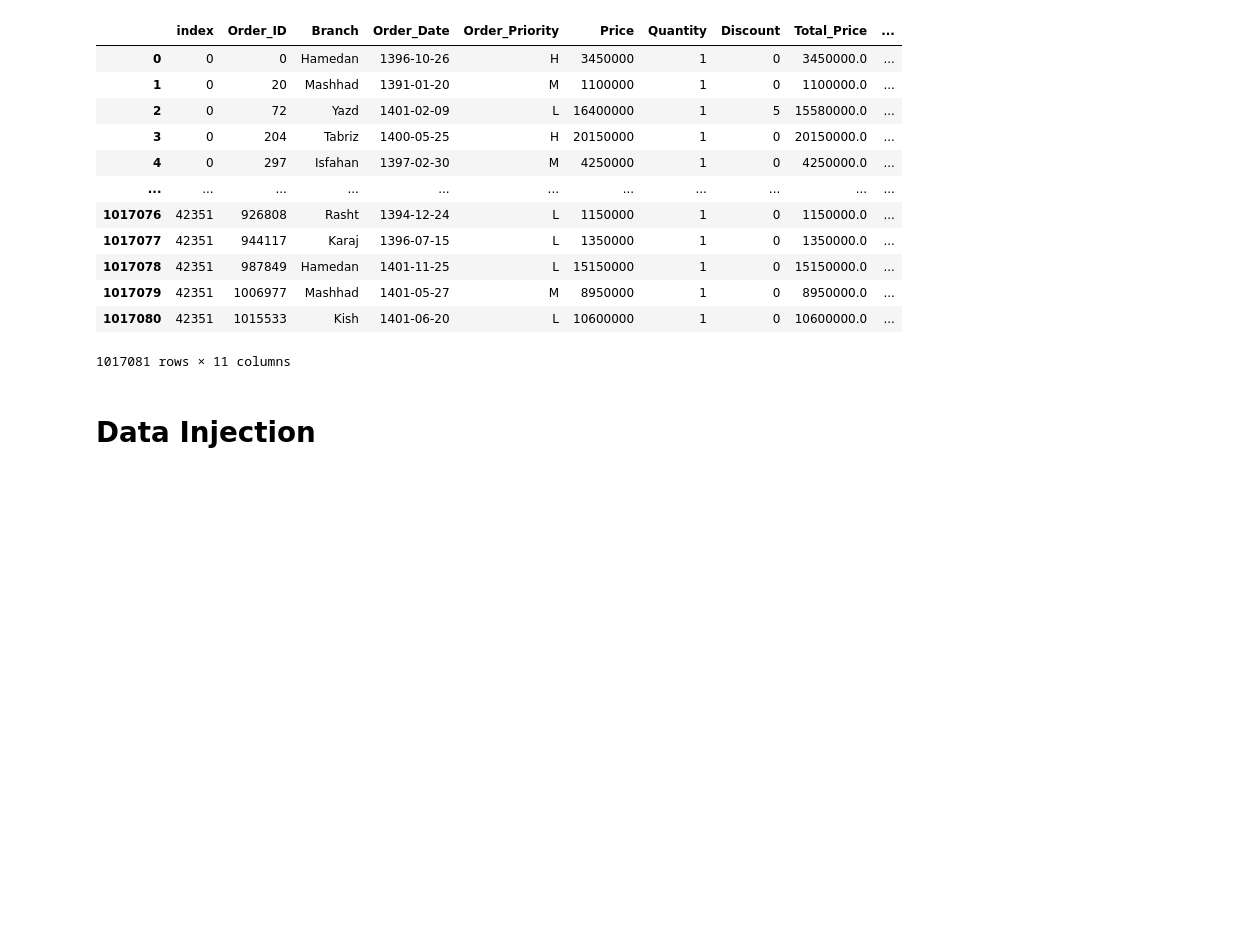
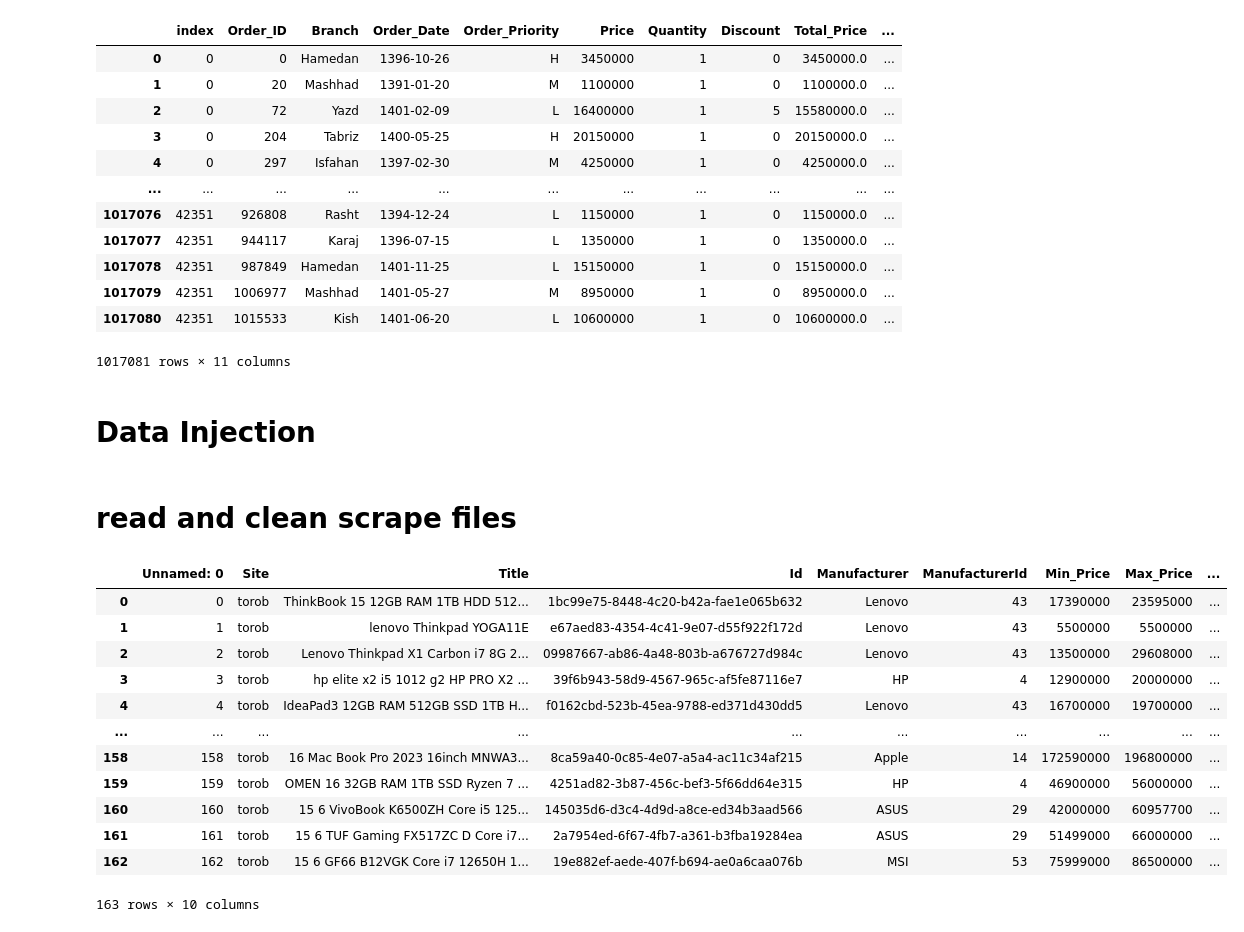
Before and after one commit to realBagher/Laptop_analysis_and_Warehousing_g3, a Jupyter notebook: DataBase/data cleaning.ipynb, the cells around one changed output. Saved outputs shown, nothing was run; the diff lists cells and outputs as text; code cells hidden in the pictures; blank space fills up the shorter version.

Commit message:
for reading scrape files

```diff
--- a/DataBase/data cleaning.ipynb
+++ b/DataBase/data cleaning.ipynb
@@ -152,3 +152,22 @@ df_order[['Order_id', 'Branch', 'laptop_id', 'Order_Date', 'Order_Priority', 'pr
 # Commit changes and close the session
 session.commit()
 session.close()
+# %% [markdown]
+# read and clean scrape files
+# %%
+df_all = pd.read_csv('C:\\Pedram\\quera\\Laptop_analysis_and_Warehousing_g3\\Data Source\\all_data.csv')
+df_all
+# %% [output]
+|  | Unnamed: 0 | Site | Title | Id | Manufacturer | ManufacturerId | Min_Price | Max_Price | ... |
+| 0 | 0 | torob | ThinkBook 15 12GB RAM 1TB HDD 512... | 1bc99e75-8448-4c20-b42a-fae1e065b632 | Lenovo | 43 | 17390000 | 23595000 | ... |
+| 1 | 1 | torob | lenovo Thinkpad YOGA11E | e67aed83-4354-4c41-9e07-d55f922f172d | Lenovo | 43 | 5500000 | 5500000 | ... |
+| 2 | 2 | torob | Lenovo Thinkpad X1 Carbon i7 8G 2... | 09987667-ab86-4a48-803b-a676727d984c | Lenovo | 43 | 13500000 | 29608000 | ... |
+| 3 | 3 | torob | hp elite x2 i5 1012 g2 HP PRO X2 ... | 39f6b943-58d9-4567-965c-af5fe87116e7 | HP | 4 | 12900000 | 20000000 | ... |
+| 4 | 4 | torob | IdeaPad3 12GB RAM 512GB SSD 1TB H... | f0162cbd-523b-45ea-9788-ed371d430dd5 | Lenovo | 43 | 16700000 | 19700000 | ... |
+| ... | ... | ... | ... | ... | ... | ... | ... | ... | ... |
+| 158 | 158 | torob | 16 Mac Book Pro 2023 16inch MNWA3... | 8ca59a40-0c85-4e07-a5a4-ac11c34af215 | Apple | 14 | 172590000 | 196800000 | ... |
+| 159 | 159 | torob | OMEN 16 32GB RAM 1TB SSD Ryzen 7 ... | 4251ad82-3b87-456c-bef3-5f66dd64e315 | HP | 4 | 46900000 | 56000000 | ... |
+| 160 | 160 | torob | 15 6 VivoBook K6500ZH Core i5 125... | 145035d6-d3c4-4d9d-a8ce-ed34b3aad566 | ASUS | 29 | 42000000 | 60957700 | ... |
+| 161 | 161 | torob | 15 6 TUF Gaming FX517ZC D Core i7... | 2a7954ed-6f67-4fb7-a361-b3fba19284ea | ASUS | 29 | 51499000 | 66000000 | ... |
+| 162 | 162 | torob | 15 6 GF66 B12VGK Core i7 12650H 1... | 19e882ef-aede-407f-b694-ae0a6caa076b | MSI | 53 | 75999000 | 86500000 | ... |
+163 rows × 10 columns
```
Also changed, not shown: parts of 1 cell of this notebook.
